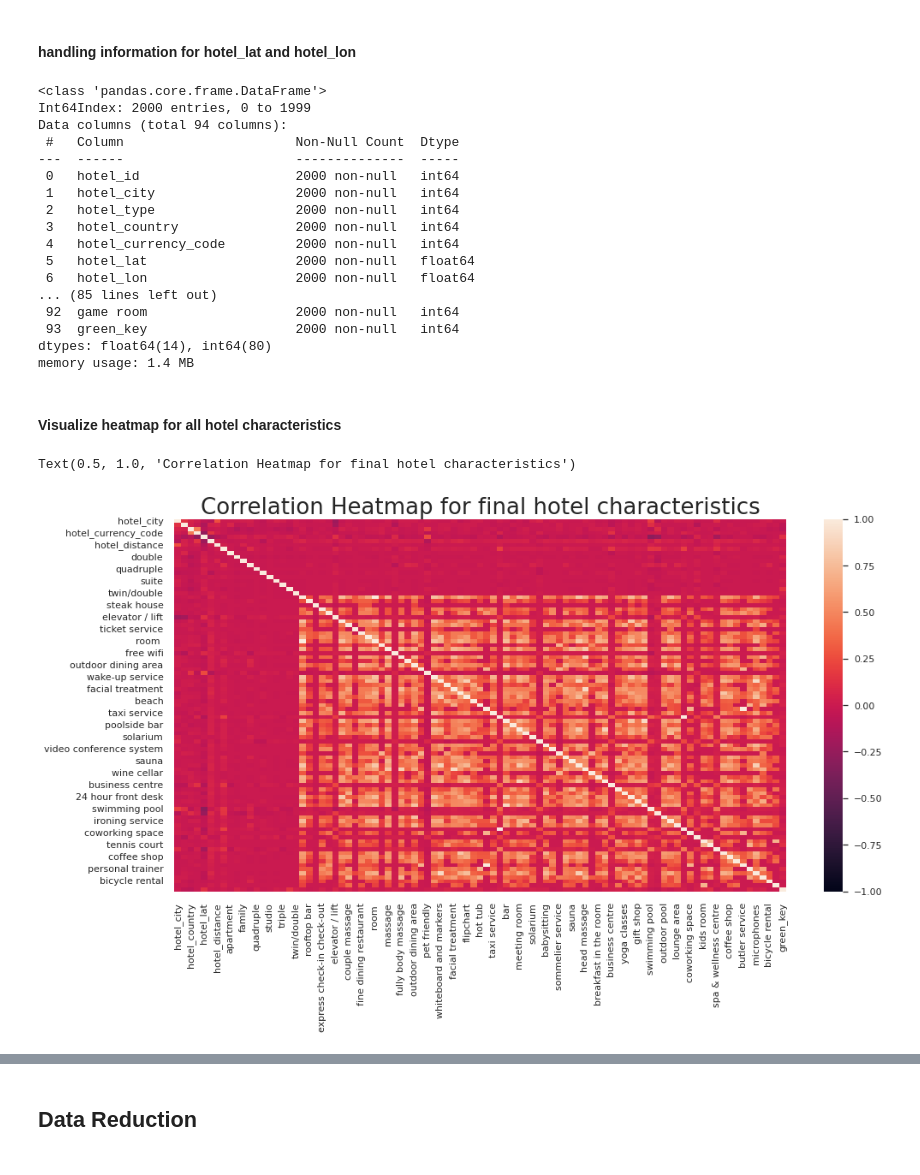
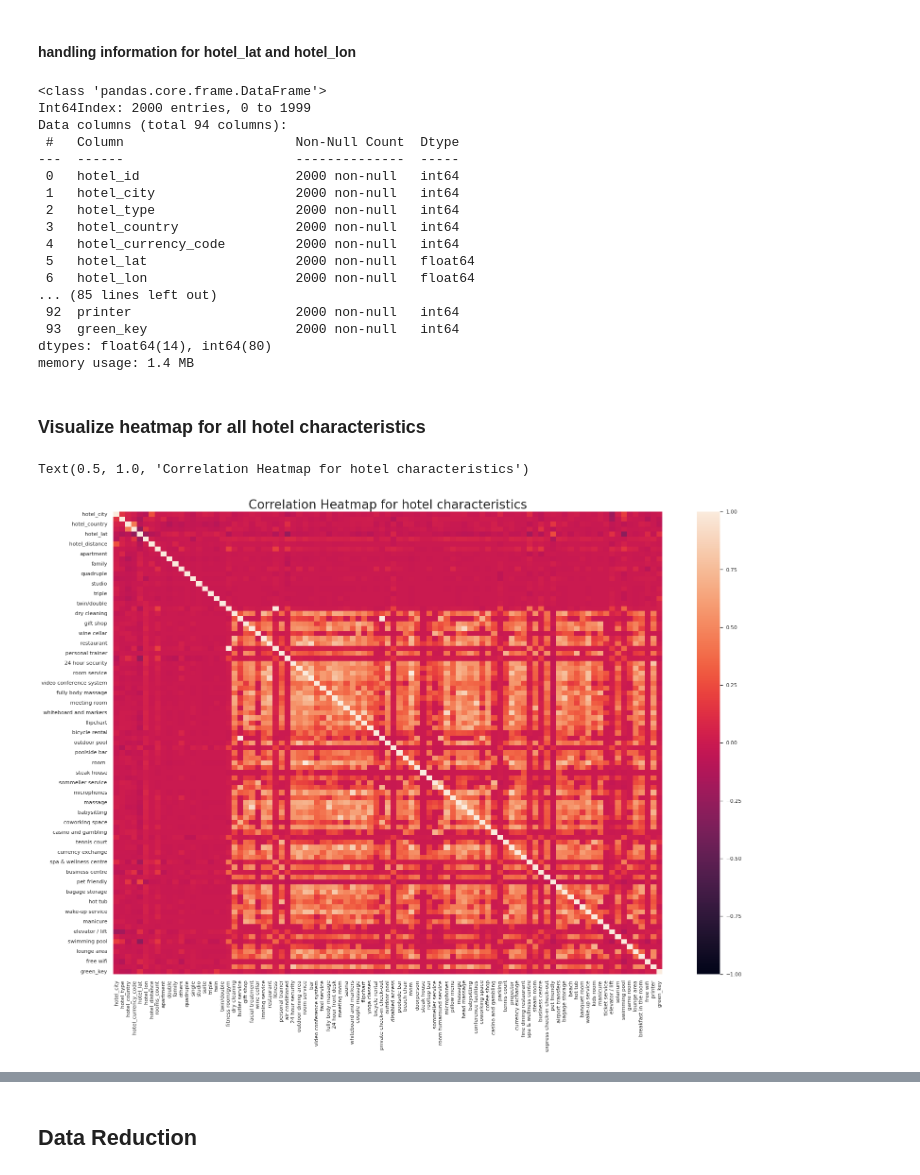
Before and after one commit to Bidroombv/eda, a Jupyter notebook: ugo_collector/ClusterAnalysis/KMeansClusteringAnalysisForBidroomData.ipynb, the cells around one changed output, grey strips where cells are left out. Drawn from its saved outputs; the diff is of its cells as text; code cells hidden in the pictures.

```diff
--- a/ugo_collector/ClusterAnalysis/KMeansClusteringAnalysisForBidroomData.ipynb
+++ b/ugo_collector/ClusterAnalysis/KMeansClusteringAnalysisForBidroomData.ipynb
@@ -57,15 +88,12 @@ memory usage: 203.2+ KB
 # %%
-### puting every room type to separate column
-## and as a value the number of such room types for a given hotel
-def crgeatingRoomsMatrix(df):
+def roomTypesToColumns(df):
     rooms = df
     rooms = rooms.pivot(index="hotel_id", columns = "room_type_en", values="room_type_no" )
     rooms = rooms.reset_index()
     rooms.columns = rooms.columns.str.lower()
     rooms = rooms.fillna(0)
     return rooms
+rooms = roomTypesToColumns(fileWorking[["hotel_id", "room_type_en", "room_type_no"]])
-# %%
-rooms = creatingRoomsMatrix(fileWorking[["hotel_id", "room_type_en", "room_type_no"]])
 # %%
 fileWorking = fileWorking.merge(rooms, how="left", on="hotel_id")
 fileWorking = fileWorking.drop(columns=["room_type_en","room_type_no",np.nan])
@@ -236,18 +268,18 @@ Data columns (total 94 columns):
  5   hotel_lat                   2000 non-null   float64
  6   hotel_lon                   2000 non-null   float64
 ... (85 lines left out)
- 92  game room                   2000 non-null   int64
+ 92  printer                     2000 non-null   int64
  93  green_key                   2000 non-null   int64
 dtypes: float64(14), int64(80)
 memory usage: 1.4 MB
 # %% [markdown]
-#### Visualize heatmap for all hotel characteristics
+### Visualize heatmap for all hotel characteristics
 # %%
 toPlot = filesWorkingCleaned.drop(columns=["hotel_id"])
-plt.figure(figsize=(16, 8))
+plt.figure(figsize=(26, 18))
 plt.rcParams.update({'font.size': 22})
 heatmap = sns.heatmap(toPlot.corr(),vmin=-1, vmax=1)
-heatmap.set_title("Correlation Heatmap for final hotel characteristics", fontdict={"fontsize":26})
+heatmap.set_title("Correlation Heatmap for hotel characteristics", fontdict={"fontsize":26})
 # %% [output]
-Text(0.5, 1.0, 'Correlation Heatmap for final hotel characteristics')
+Text(0.5, 1.0, 'Correlation Heatmap for hotel characteristics')
-[figure, old version]
+[figure, new version]
```
Also changed, not shown: parts of 56 cells of this notebook.
